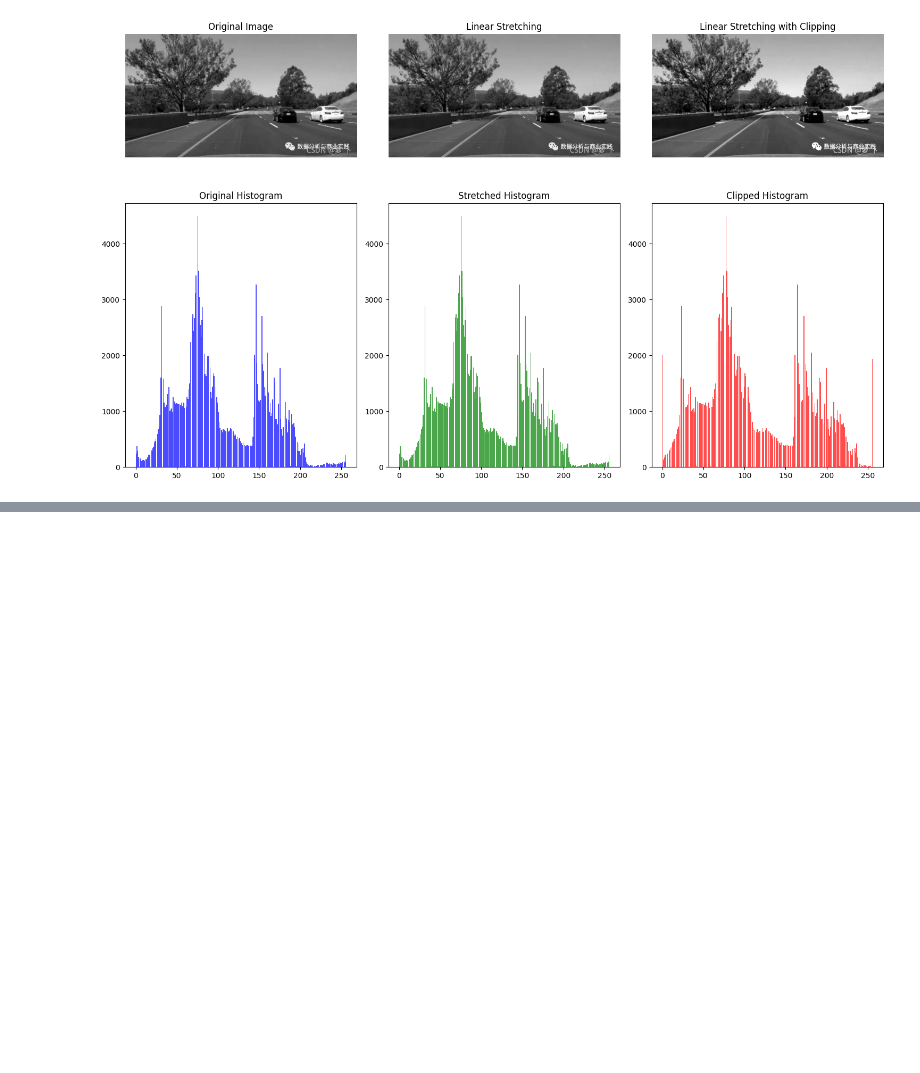
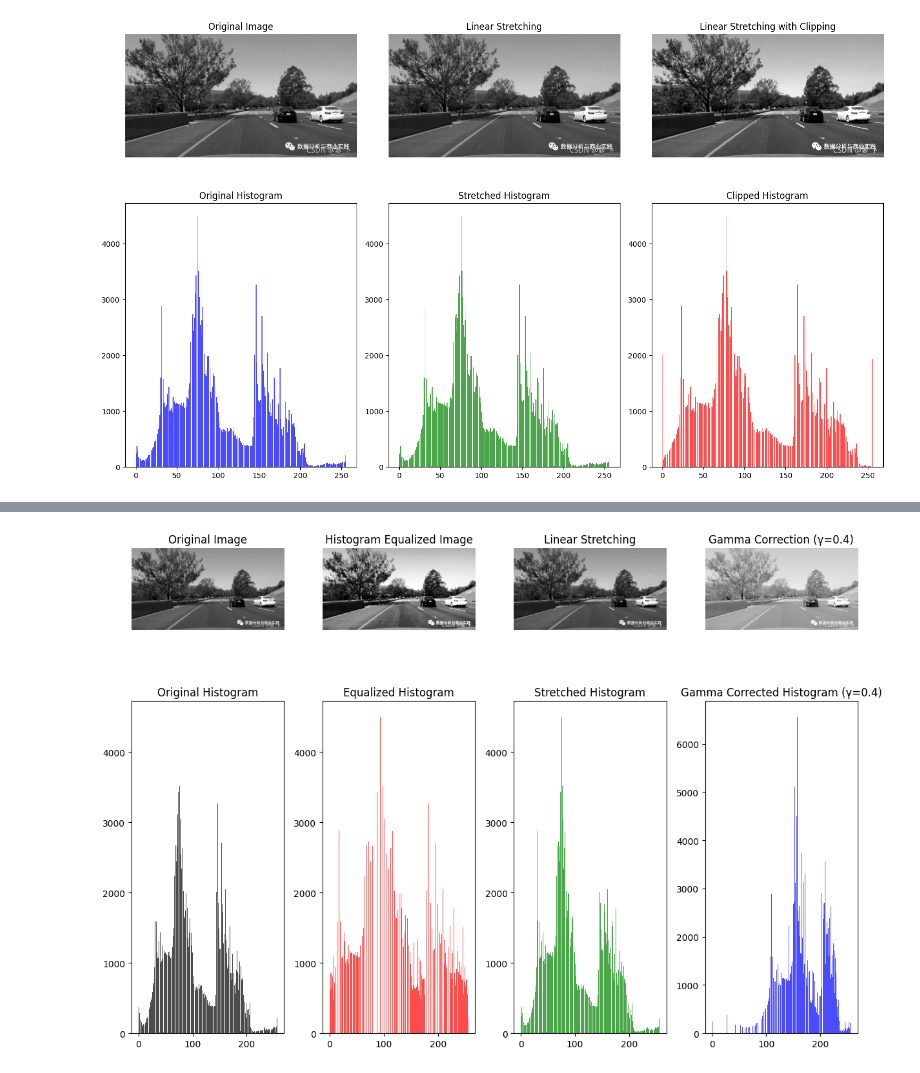
Before and after one commit to Hamster-zc/HIT-CV-class, a Jupyter notebook: mine/lab1/point_operation.ipynb, the cells around one changed output, grey strips where cells are left out. Saved outputs shown, nothing was run; the diff lists cells and outputs as text; code cells hidden in the pictures; blank space fills up the shorter version.

```diff
--- a/mine/lab1/point_operation.ipynb
+++ b/mine/lab1/point_operation.ipynb
@@ -66,0 +99,49 @@ plt.show()
+# %%
+def histogram_equalization(image):
+    histogram, _ = np.histogram(image.flatten(), bins=256, range=(0, 256))
+    cdf = histogram.cumsum()
+    cdf_LUT = np.floor(255 * cdf / cdf[-1])  # 归一化CDF并映射到[0, 255]
+    equalized_image = cdf_LUT[image.flatten()]  # 使用LUT进行像素值映射
+    return equalized_image.reshape(image.shape).astype(np.uint8)
+
+IMAGE_PATH = r"C:\ZC\HIT\Compulsory_Courses\CV\CV_lab\mine\lab1\data\grey_picture.png"
+image = cv2.imread(IMAGE_PATH, cv2.IMREAD_GRAYSCALE)
+equalized_image = histogram_equalization(image)
+fig, axes = plt.subplots(2, 4, figsize=(12, 10))
+# 第一列：显示原图
+axes[0, 0].imshow(image, cmap='gray')
+axes[0, 0].set_title('Original Image')
+axes[0, 0].axis('off')
+
+# 第二行第一列：原图直方图
+axes[1, 0].hist(image.ravel(), bins=256, range=(0, 256), alpha=0.7, color='black')
+axes[1, 0].set_title('Original Histogram')
+# 第二列：显示直方图均衡化后的图像
+axes[0, 1].imshow(equalized_image, cmap='gray')
+axes[0, 1].set_title('Histogram Equalized Image')
+axes[0, 1].axis('off')
+# 第二行第二列：直方图均衡化后的图像的直方图
+axes[1, 1].hist(equalized_image.ravel(), bins=256, range=(0, 256), alpha=0.7, color='red')
+axes[1, 1].set_title('Equalized Histogram')
+
+# 第三列：显示线性拉伸后的图像
+stretched_image = stander_strech(image)
+axes[0, 2].imshow(stretched_image, cmap='gray')
+axes[0, 2].set_title('Linear Stretching')
+axes[0, 2].axis('off')
+# 第二行第三列：线性拉伸后的图像的直方图
+axes[1, 2].hist(stretched_image.ravel(), bins=256, range=(0, 256), alpha=0.7, color='green')
+axes[1, 2].set_title('Stretched Histogram')
+# 第四列：显示gamma校验后的图像
+gamma = 0.4
+gamma_corrected_image = gamma_correction(image, gamma)
+axes[0, 3].imshow(gamma_corrected_image, cmap='gray')
+axes[0, 3].set_title(f'Gamma Correction (γ={gamma})')
+axes[0, 3].axis('off')
+# 第二行第四列：gamma校验后的图像的直方图
+axes[1, 3].hist(gamma_corrected_image.ravel(), bins=256, range=(0, 256), alpha=0.7, color='blue')
+axes[1, 3].set_title(f'Gamma Corrected Histogram (γ={gamma})')
+plt.tight_layout()
+plt.show()
+# %% [output]
+[figure, added]
```
Also changed, not shown: parts of 1 cell of this notebook, 3 other files.
